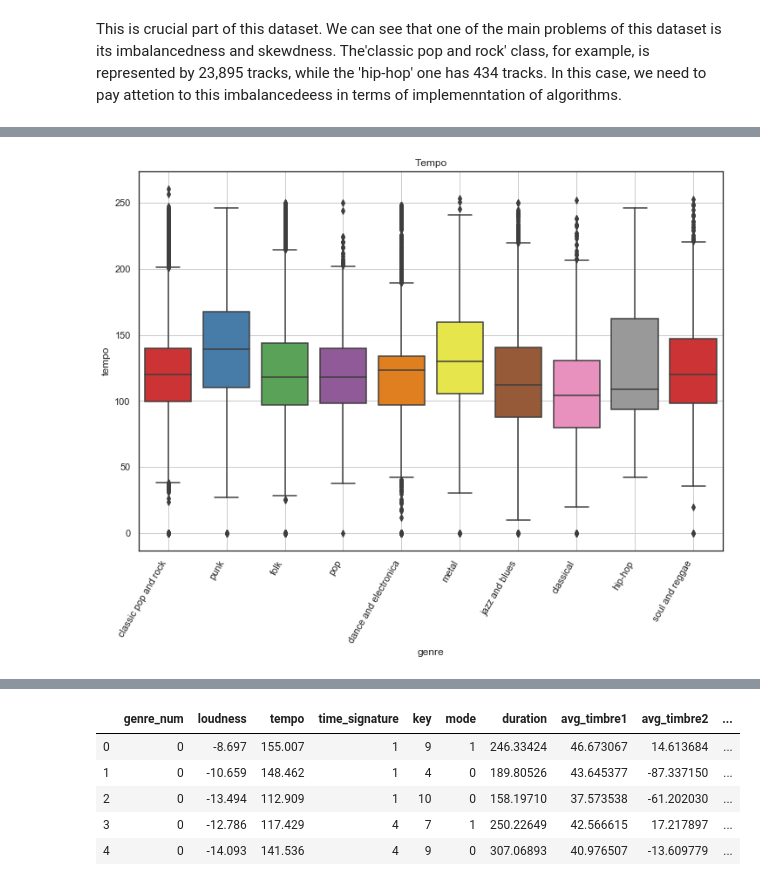
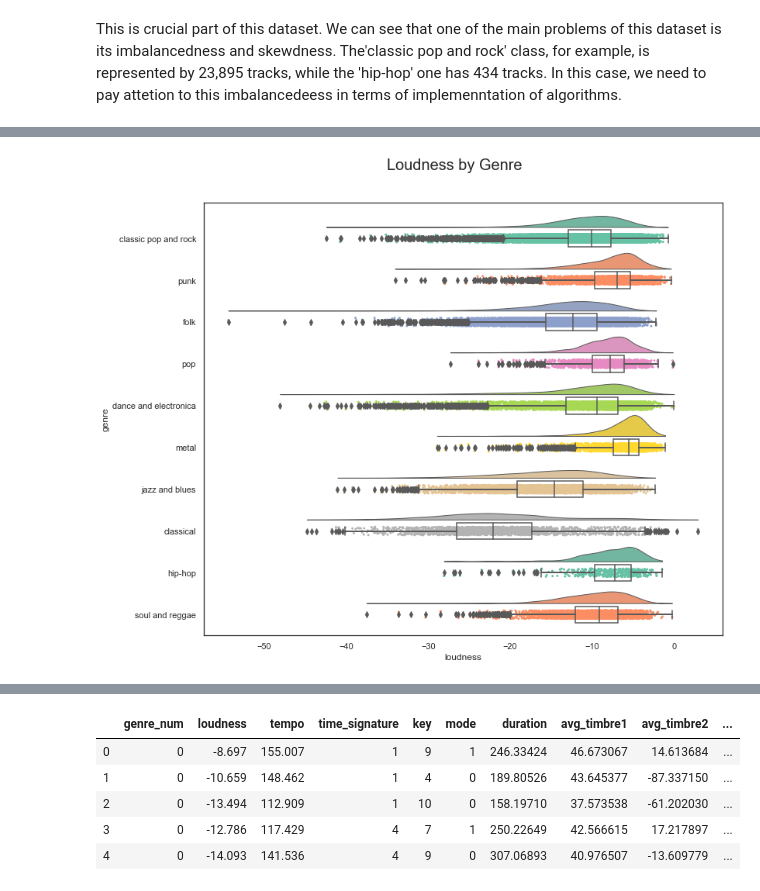
Before and after one commit to raktim314/classify-music-genres-from-acoustic-data, a Jupyter notebook: notebooks/genre_classification.ipynb, the cells around one changed output, grey strips where cells are left out. Saved outputs shown, nothing was run; the diff lists cells and outputs as text; code cells hidden in the pictures.

```diff
--- a/notebooks/genre_classification.ipynb
+++ b/notebooks/genre_classification.ipynb
@@ -188,5 +159,16 @@ plt.savefig("loudness.png")
-# %%
-featureplot(genre_df["genre"], genre_df["tempo"], 'Tempo')
-plt.savefig("tempo.png")
-# %% [output]
-[figure, removed]
+# %%
+def rain_cloud_plot(X, Y, df):
+    fig = plt.figure(figsize=(12,10))
+    fig.suptitle(Y.title() + " by Genre", fontsize= 20) # Add the text/suptitle to figure
+    fig.subplots_adjust(top=.9) # adjust the placing of subplot, adjust top, bottom, left and right spacing
+    pt.RainCloud(x=X, y=Y,
+                      data=df,
+                      width_viol= 1,
+                      width_box= .4,
+                     orient='h')
+    plt.savefig("../reports/figures/"+Y+"_plot.png")
+    plt.show()
+# %%
+rain_cloud_plot("genre","loudness", genre_df)
+# %% [output]
+[figure, added]
```
Also changed, not shown: parts of 6 cells of this notebook, 2 other files.
